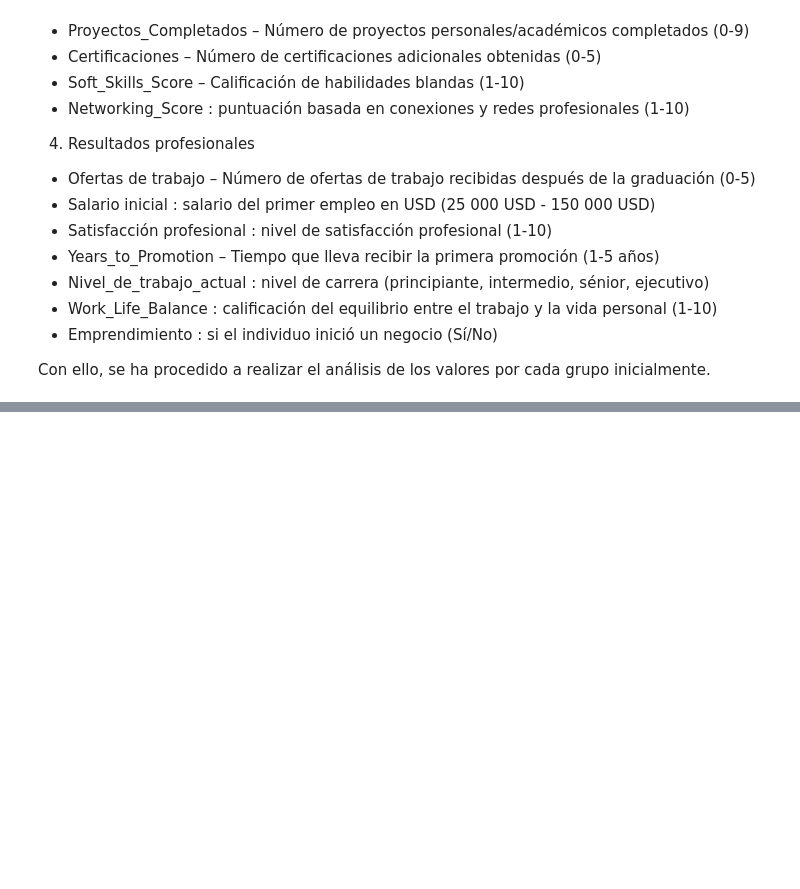
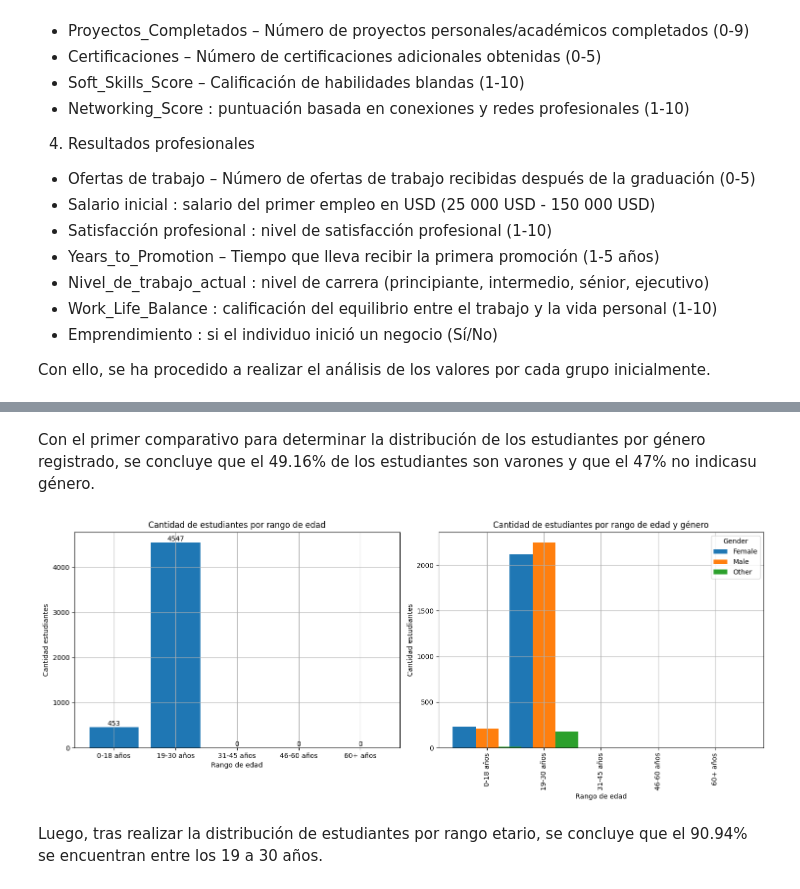
Before and after one commit to dangulosum/Data_science_1, a Jupyter notebook: ProyectoDS_Diego_Angulo.ipynb, the cells around one changed output, grey strips where cells are left out. Saved outputs shown, nothing was run; the diff lists cells and outputs as text; code cells hidden in the pictures; blank space fills up the shorter version.

```diff
--- a/ProyectoDS_Diego_Angulo.ipynb
+++ b/ProyectoDS_Diego_Angulo.ipynb
@@ -144,0 +170,39 @@ Con ello, se ha procedido a realizar el análisis de los valores por cada grupo
+# %% [markdown]
+Con el primer comparativo para determinar la distribución de los estudiantes por género registrado, se concluye que el 49.16% de los estudiantes son varones y que el 47% no indicasu género.
+# %%
+# DISTRIBUCION DE ESTUDIANTES POR GENERO Y EDAD
+
+age_range = pd.cut(df['Age'] , bins=[0 , 18, 30, 45, 60, 100] , labels=['0-18 años', '19-30 años', '31-45 años', '46-60 años', '60+ años']) #CREACION DE DIMENSION LOS RANGOS DE EDAD EN DATAFRAME
+df['Age_range'] = age_range #AGREGAR DIMENSION AL DATAFRAME
+
+count_r_age = df['Age_range'].value_counts().sort_index() #CONTAR LA CANTIDAD DE ESTUDIANTES POR RANGO DE EDAD ASIGNADO CON NUEVA DIMENSION EN DATAFRAME
+count_gener_r_age = df.groupby(['Age_range' , 'Gender']).size().unstack()
+
+##PARAMETROS PARA GRILLA DE GRAFICOS
+fig , axes = plt.subplots(1 , 2 , figsize=(15 , 6)) #PROMP PARA QUE LOS GRAFICOS APARESCAN EN UNA GRILLA DE 1 FILA Y 2 COLUMNAS
+
+##GRAFICO DE EDADES POR RANGOS
+axes[0].bar(count_r_age.index , count_r_age.values)
+
+for i, x in enumerate(count_r_age.values):
+    axes[0].text(i, x, str(x), ha='center', va='bottom')
+
+axes[0].set_title('Cantidad de estudiantes por rango de edad')
+axes[0].set_xlabel('Rango de edad')
+axes[0].set_ylabel('Cantidad estudiantes')
+axes[0].grid(True)
+
+##GRAFICO DE EDADES POR RANGOS Y GENEROS
+count_gener_r_age.plot(kind='bar' , stacked=False , ax=axes[1] , width=1.2)
+
+axes[1].set_title('Cantidad de estudiantes por rango de edad y género')
+axes[1].set_xlabel('Rango de edad')
+axes[1].set_ylabel('Cantidad estudiantes')
+axes[1].grid(True)
+
+plt.tight_layout()
+plt.show()
+# %% [output]
+[figure, added]
+# %% [markdown]
+Luego, tras realizar la distribución de estudiantes por rango etario, se concluye que el 90.94% se encuentran entre los 19 a 30 años.
```
Also changed, not shown: parts of 1 cell of this notebook.
